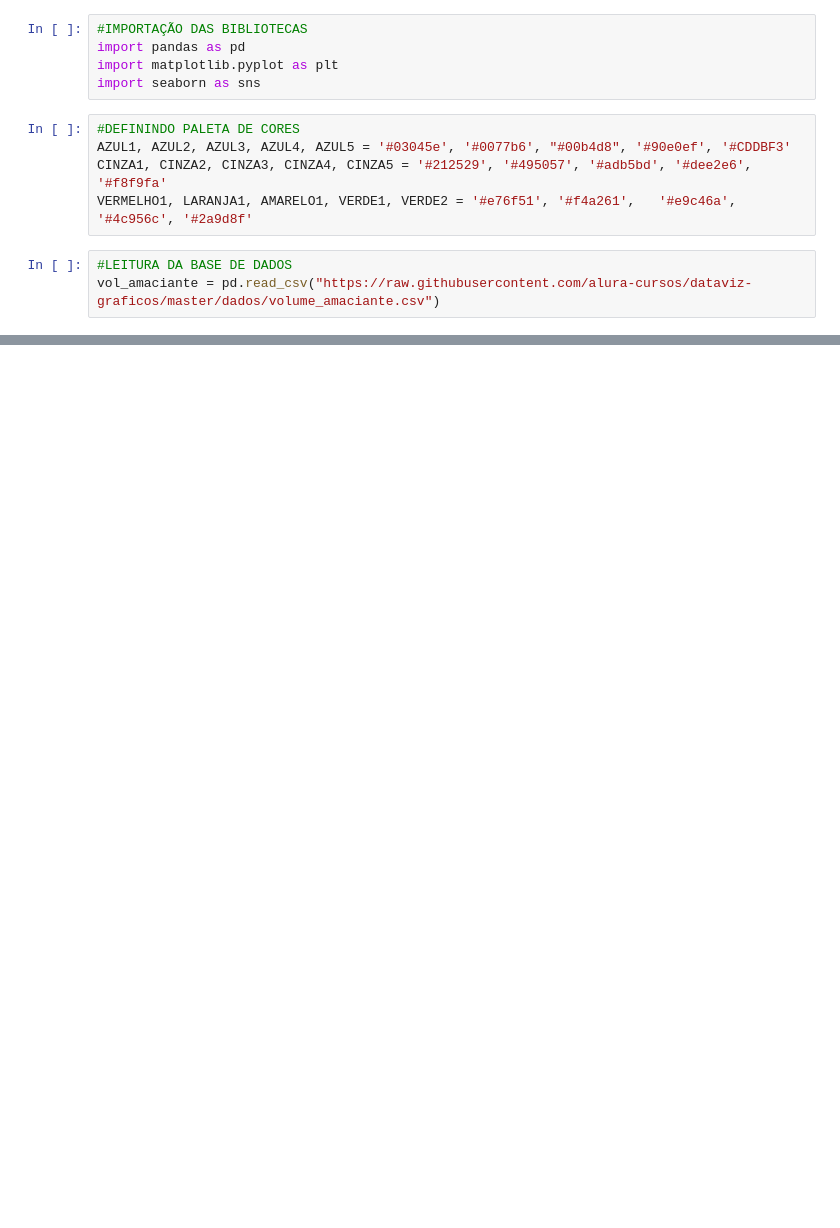
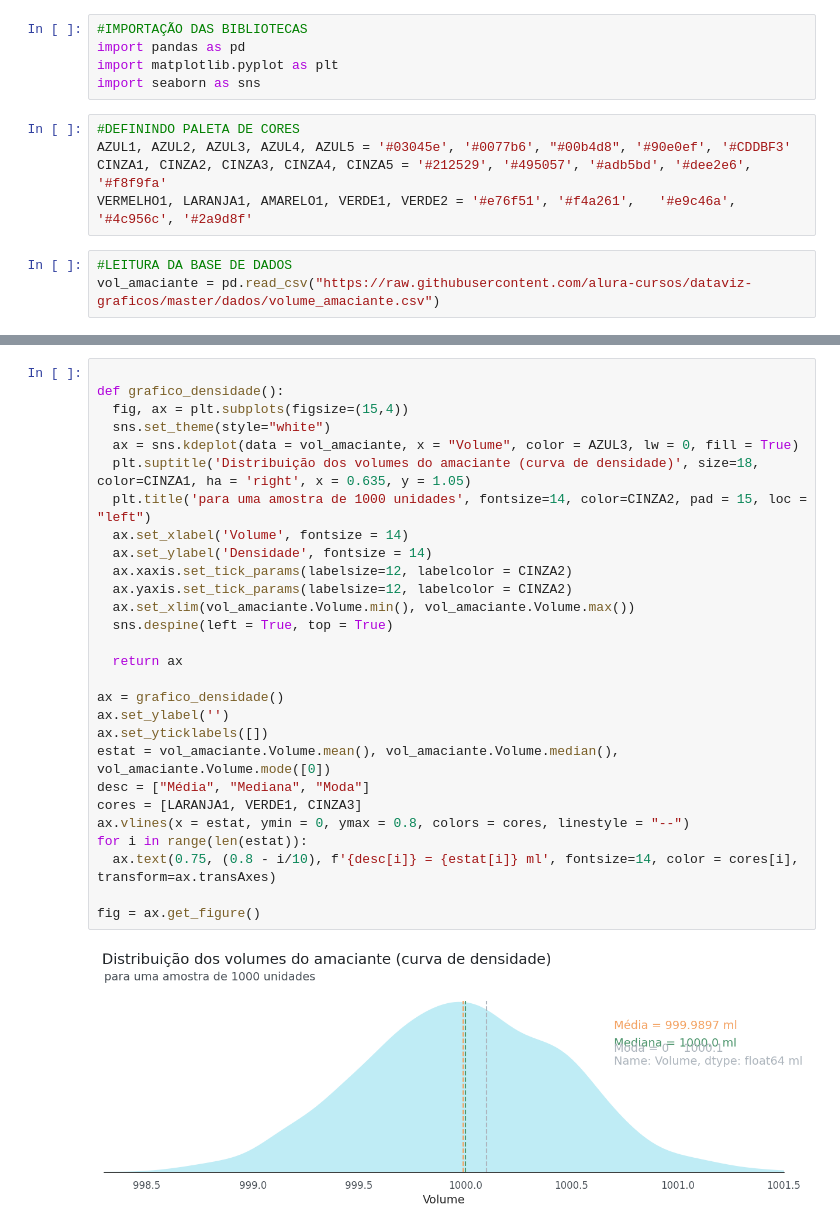
Before and after one commit to gabrieldorte/analise_data_amaciante, a Jupyter notebook: análise_dados_amaciantes.ipynb, the cells around one changed output, grey strips where cells are left out. Drawn from its saved outputs; the diff is of its cells as text; blank space fills up the shorter version.

```diff
--- a/análise_dados_amaciantes.ipynb
+++ b/análise_dados_amaciantes.ipynb
@@ -31,0 +32,30 @@ plt.show()
+# %%
+
+def grafico_densidade():
+  fig, ax = plt.subplots(figsize=(15,4))
+  sns.set_theme(style="white")
+  ax = sns.kdeplot(data = vol_amaciante, x = "Volume", color = AZUL3, lw = 0, fill = True)
+  plt.suptitle('Distribuição dos volumes do amaciante (curva de densidade)', size=18, color=CINZA1, ha = 'right', x = 0.635, y = 1.05)
+  plt.title('para uma amostra de 1000 unidades', fontsize=14, color=CINZA2, pad = 15, loc = "left")
+  ax.set_xlabel('Volume', fontsize = 14)
+  ax.set_ylabel('Densidade', fontsize = 14)
+  ax.xaxis.set_tick_params(labelsize=12, labelcolor = CINZA2)
+  ax.yaxis.set_tick_params(labelsize=12, labelcolor = CINZA2)
+  ax.set_xlim(vol_amaciante.Volume.min(), vol_amaciante.Volume.max())
+  sns.despine(left = True, top = True)
+
+  return ax
+
+ax = grafico_densidade()
+ax.set_ylabel('')
+ax.set_yticklabels([])
+estat = vol_amaciante.Volume.mean(), vol_amaciante.Volume.median(), vol_amaciante.Volume.mode([0])
+desc = ["Média", "Mediana", "Moda"]
+cores = [LARANJA1, VERDE1, CINZA3]
+ax.vlines(x = estat, ymin = 0, ymax = 0.8, colors = cores, linestyle = "--")
+for i in range(len(estat)):
+  ax.text(0.75, (0.8 - i/10), f'{desc[i]} = {estat[i]} ml', fontsize=14, color = cores[i], transform=ax.transAxes)
+
+fig = ax.get_figure()
+# %% [output]
+[figure, added]
```
Also changed, not shown: parts of 1 cell of this notebook.
